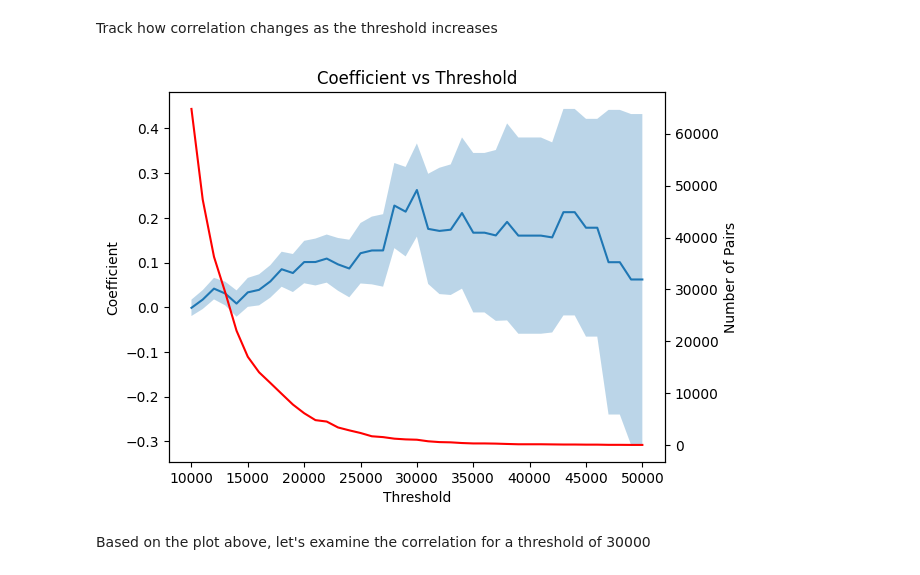
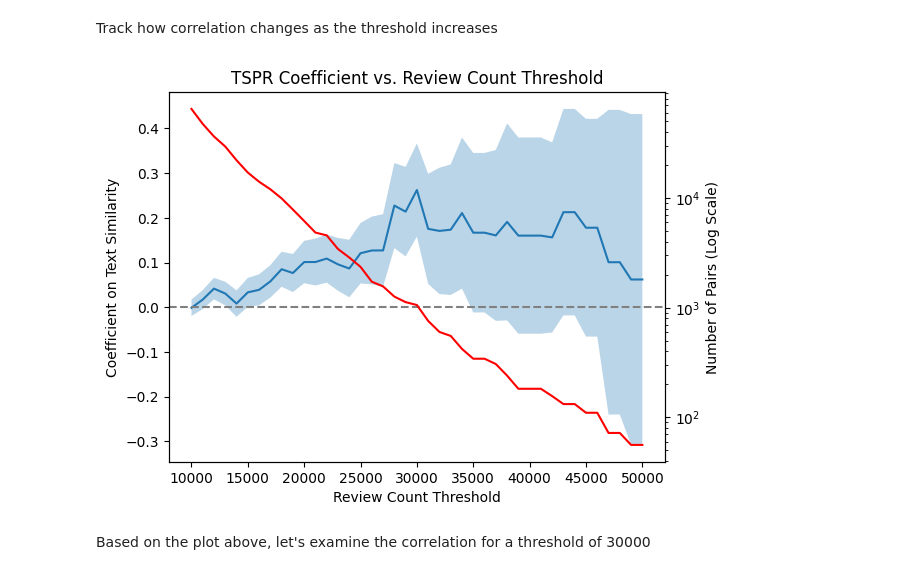
Before and after one commit to gmoore016/Industrial-Organization-III, a Jupyter notebook: movielens/code/pagerank.ipynb, the cells around one changed output. Drawn from its saved outputs; the diff is of its cells as text; code cells hidden in the pictures.

```diff
--- a/movielens/code/pagerank.ipynb
+++ b/movielens/code/pagerank.ipynb
@@ -187,22 +187,26 @@ for threshold in thresholds:
 # %%
 # Plot the correlation vs threshold
 plt.plot(thresholds, coefficients)
 plt.fill_between(thresholds, np.array(coefficients) - 1.96 * np.array(errors), np.array(coefficients) + 1.96 * np.array(errors), alpha=0.3)
-plt.xlabel('Threshold')
-plt.ylabel('Coefficient')
-plt.title('Coefficient vs Threshold')
+plt.xlabel('Review Count Threshold')
+plt.ylabel('Coefficient on Text Similarity')
+plt.title('TSPR Coefficient vs. Review Count Threshold')
+
+# Grey dashed horizontal line at 0
+plt.axhline(y=0, color='grey', linestyle='--')
 
 # Add the density of the points
 plt.twinx()
 plt.plot(thresholds, counts, color='red')
-plt.ylabel('Number of Pairs')
+plt.ylabel('Number of Pairs (Log Scale)')
+plt.yscale('log')
 
 # Save plot to disk
 plt.savefig('../output/threshold_vs_coefficient.png')
 
 plt.show()
 # %% [output]
-[figure, old version]
+[figure, new version]
 # %% [markdown]
 Based on the plot above, let's examine the correlation for a threshold of 30000
 # %%
```
Also changed, not shown: 3 other files.
